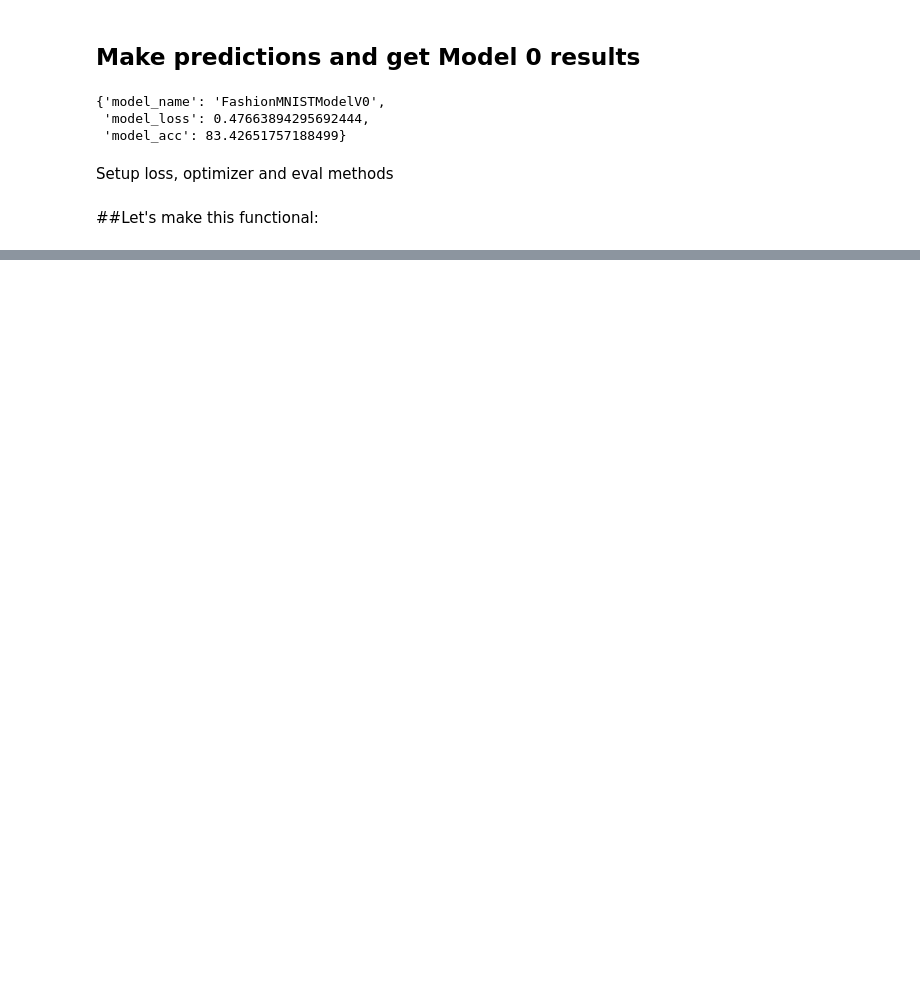
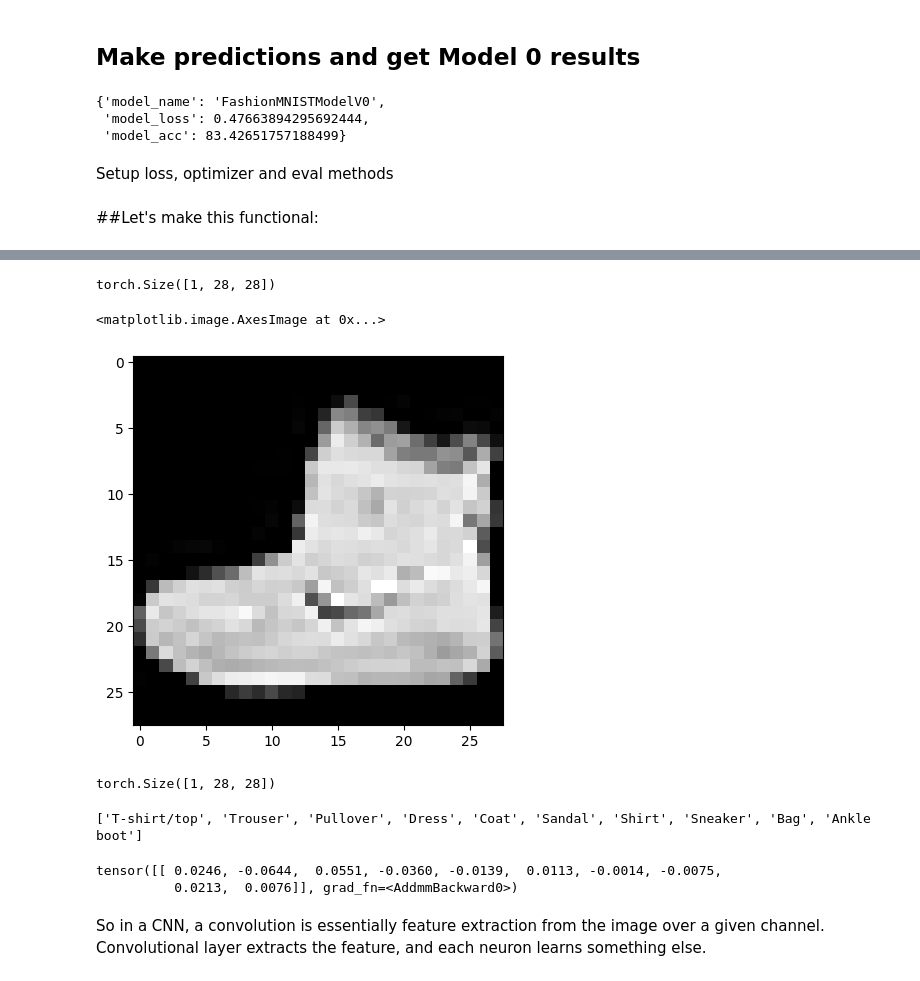
Before and after one commit to samuelj1323/ML_Learning, a Jupyter notebook: computer_vision.ipynb, the cells around one changed output, grey strips where cells are left out. Cells and saved outputs as stored; diff of their text form; code cells hidden in the pictures; blank space fills up the shorter version.

```diff
--- a/computer_vision.ipynb
+++ b/computer_vision.ipynb
@@ -484,0 +563,4 @@ def test_step(data_loader: torch.utils.data.DataLoader,
+# %%
+image.shape
+# %% [output]
+torch.Size([1, 28, 28])
@@ -484,0 +571,22 @@ def test_step(data_loader: torch.utils.data.DataLoader,
+# %%
+plt.imshow(image.squeeze(), cmap="gray")
+# %% [output]
+<matplotlib.image.AxesImage at 0x...>
+[figure, added]
+# %%
+rand_image_tensor = torch.randn(size=(1,28,28))
+rand_image_tensor.shape
+# %% [output]
+torch.Size([1, 28, 28])
+# %%
+# Pass image through the model
+print(class_names)
+model_2(image.unsqueeze(0))
+# %% [output]
+['T-shirt/top', 'Trouser', 'Pullover', 'Dress', 'Coat', 'Sandal', 'Shirt', 'Sneaker', 'Bag', 'Ankle boot']
+tensor([[ 0.0246, -0.0644,  0.0551, -0.0360, -0.0139,  0.0113, -0.0014, -0.0075,
+          0.0213,  0.0076]], grad_fn=<AddmmBackward0>)
+# %% [markdown]
+
+
+So in a CNN, a convolution is essentially feature extraction from the image over a given channel. Convolutional layer extracts the feature, and each neuron learns something else.
```
Also changed, not shown: parts of 14 cells of this notebook.
